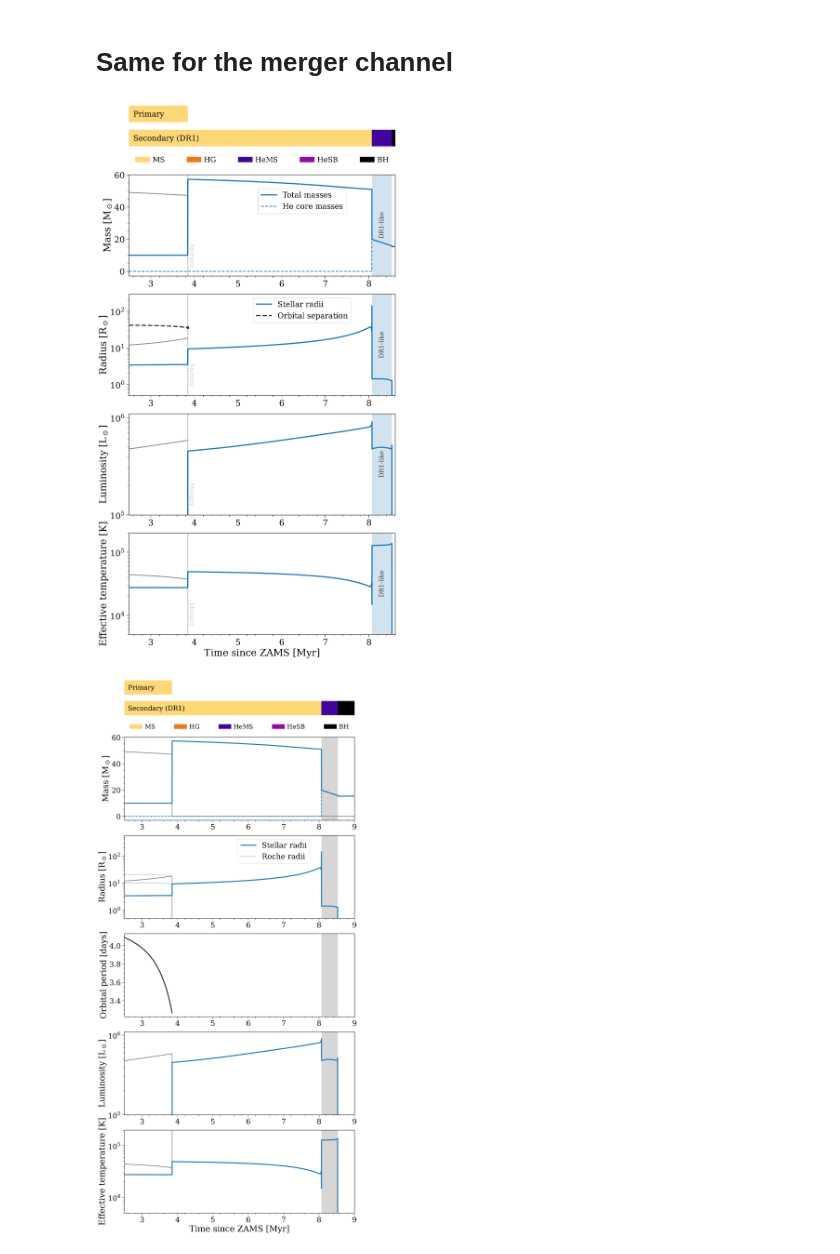
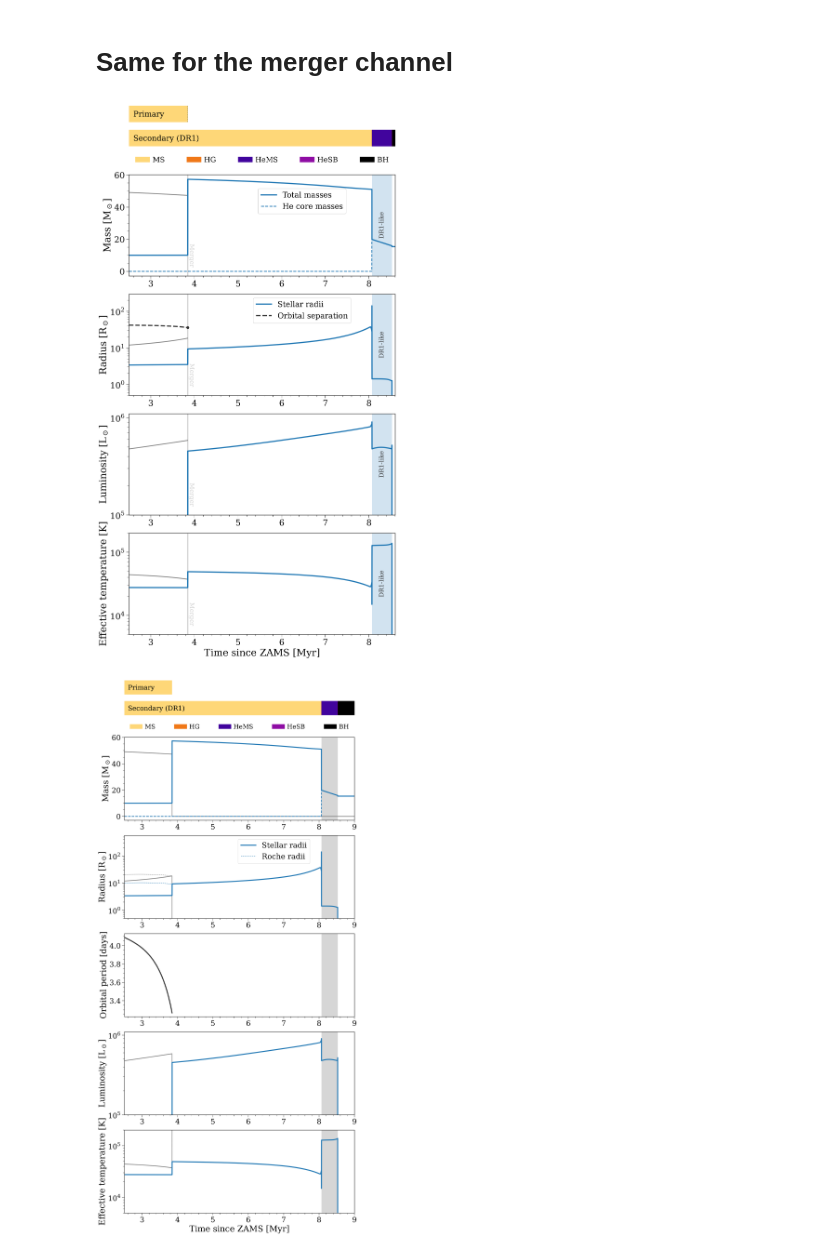
Before and after one commit to TomWagg/dr1-runaway, a Jupyter notebook: notebooks/detailed_evolution.ipynb, the cells around one changed output. Cells and saved outputs as stored; diff of their text form; code cells hidden in the pictures.

```diff
--- a/notebooks/detailed_evolution.ipynb
+++ b/notebooks/detailed_evolution.ipynb
@@ -309,6 +309,8 @@ axes[0].annotate("Primary", xy=(2.6, 0.79), xycoords="data", fontsize=0.8*fs, ha
 axes[0].annotate("Secondary (DR1)", xy=(2.6, 0.49), xycoords="data", fontsize=0.8*fs, ha="left", va="center")
 
 axes[0].set_ylim(0.1, 0.9)
+
+axes[0].plot([masked_bcm[masked_bcm["sep"] == 0]["tphys"].min()]*2, [0.7, 0.9], color="#333", lw=1, linestyle="--", zorder=10)
 
 k_type_all = np.unique(np.array([masked_bcm["kstar_1"], masked_bcm["kstar_2"]]))
 patches = [
@@ -357,34 +359,34 @@ ax_rad.set(
 
 ax_lum.set(
     ylabel=r"Luminosity [L$_\odot$]",
     yscale="log",
     ylim=(1e5, 1.1e6)
 )
 
 ax_teff.set(
     ylabel=r"Effective temperature [K]",
     yscale="log",
     ylim=(5e3, 2e5)
 )
 
 for ax in axes:
     ax.set_xlim(t_min, t_max)
 
 for ax in axes[1:]:
     ax.axvspan(dr1_rows["tphys"].min(), dr1_rows["tphys"].max(), color="tab:blue", alpha=0.2, lw=0, label="DR1 window" if ax == axes[0] else None)
     ax.annotate("DR1-like", xy=(0.95, 0.5), xycoords="axes fraction", fontsize=0.65*fs, ha="center", va="center", color="#333", rotation=90)
 
     ax.axvline(masked_bcm[masked_bcm["sep"] == 0]["tphys"].min(), color="#333", alpha=0.2, lw=3, zorder=-1)
     ax.annotate("Merger", xy=(0.235, 0.2), xycoords="axes fraction", fontsize=0.65*fs, ha="center", va="center", color="lightgrey", rotation=270)
     # ax.axvspan(masked_bcm[masked_bcm["RRLO_1"] >= 1]["tphys"].min(), masked_bcm[masked_bcm["RRLO_1"] >= 1]["tphys"].max(), color="#333", alpha=0.2, lw=0, label="Primary RLOF" if ax == axes[0] else None)
     # ax.annotate("Mass\ntransfer", xy=(0.24, 0.85 if ax != ax_rad else 0.7), xycoords="axes fraction", fontsize=0.65*fs, ha="center", va="center", color="grey", rotation=90)
 
 axes[-1].set_xlabel(r"Time since ZAMS [Myr]")
 
 plt.savefig(f"../figures/backpop_detailed_example_merger.pdf", bbox_inches="tight", dpi=300)
 plt.show()
 # %% [output]
-[figure, old version]
+[figure, new version]
 # %%
 # for ex_ind, example in enumerate(examples):
 examples = p.bcm_row.iloc[np.argsort(p.log_l)[-50:]]["bin_num"].values
```
Also changed, not shown: 1 other file.
